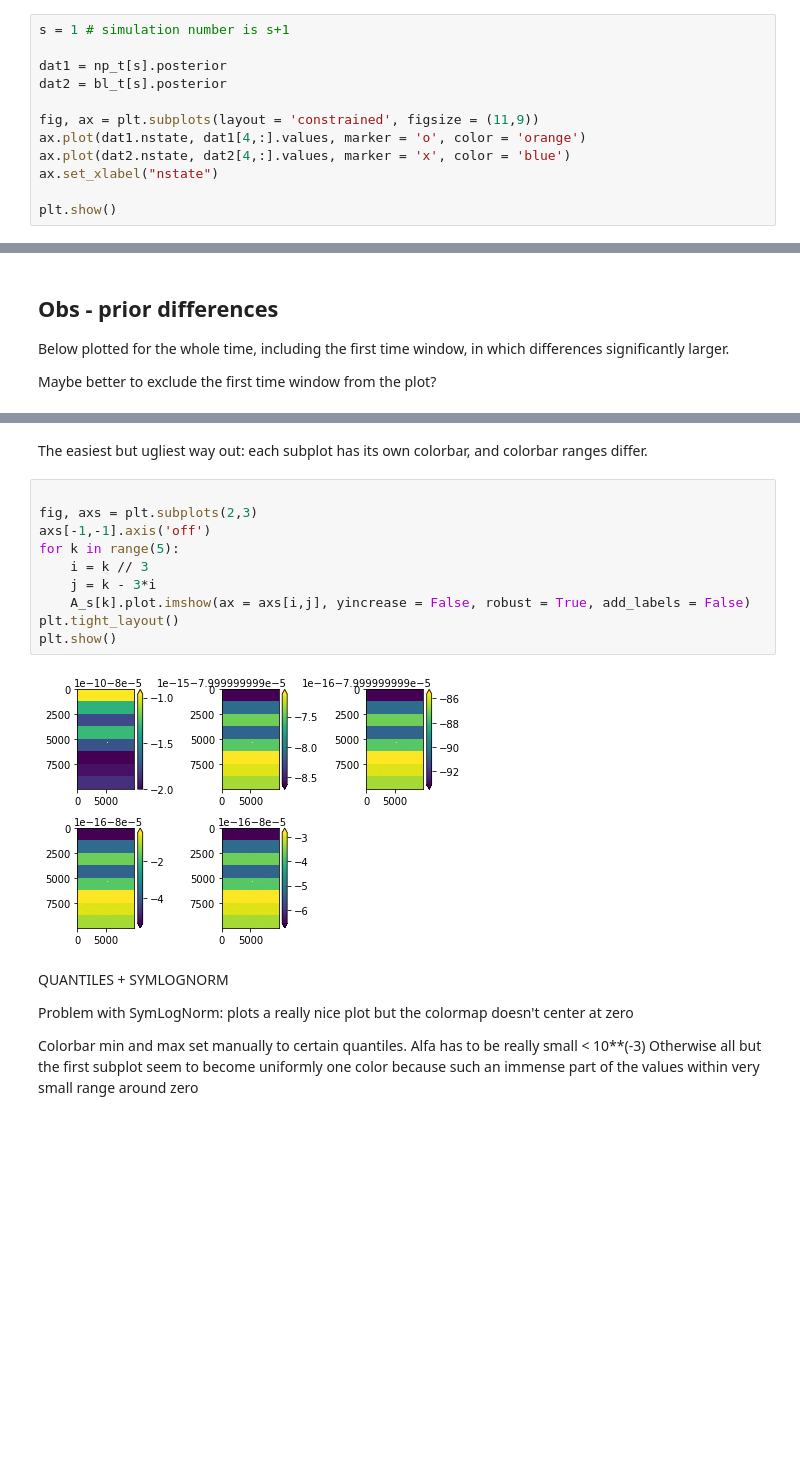
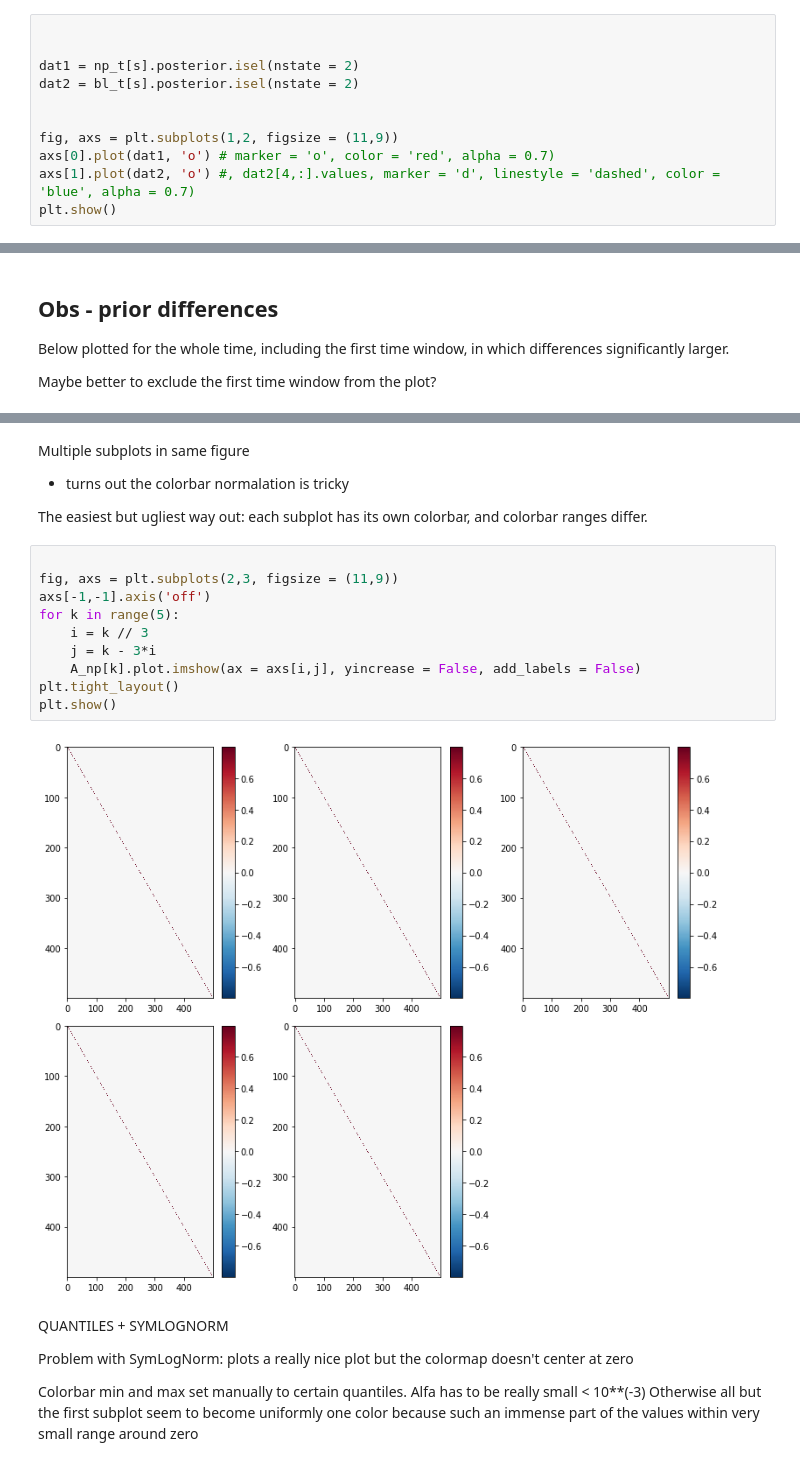
Before and after one commit to AkiTsuruta/MI-AIM, a Jupyter notebook: kf_plots.ipynb, the cells around one changed output, grey strips where cells are left out. Saved outputs shown, nothing was run; the diff lists cells and outputs as text; blank space fills up the shorter version.

Commit message:
plotting

```diff
--- a/kf_plots.ipynb
+++ b/kf_plots.ipynb
@@ -67,13 +67,12 @@ These don't seem to change between time windows or different kf settings. Why?
 # %%
-s = 1 # simulation number is s+1
 
-dat1 = np_t[s].posterior
-dat2 = bl_t[s].posterior
 
-fig, ax = plt.subplots(layout = 'constrained', figsize = (11,9))
-ax.plot(dat1.nstate, dat1[4,:].values, marker = 'o', color = 'orange')
-ax.plot(dat2.nstate, dat2[4,:].values, marker = 'x', color = 'blue')
-ax.set_xlabel("nstate")
+dat1 = np_t[s].posterior.isel(nstate = 2)
+dat2 = bl_t[s].posterior.isel(nstate = 2)
 
+
+fig, axs = plt.subplots(1,2, figsize = (11,9))
+axs[0].plot(dat1, 'o') # marker = 'o', color = 'red', alpha = 0.7)
+axs[1].plot(dat2, 'o') #, dat2[4,:].values, marker = 'd', linestyle = 'dashed', color = 'blue', alpha = 0.7)
 plt.show()
 # %% [output]
@@ -187,19 +199,23 @@ Posterior means
 # %% [markdown]
+
+Multiple subplots in same figure
+
+* turns out the colorbar normalation is tricky
 
 
 The easiest but ugliest way out: each subplot has its own colorbar, and colorbar ranges differ.
 # %%
 
-fig, axs = plt.subplots(2,3)
+fig, axs = plt.subplots(2,3, figsize = (11,9))
 axs[-1,-1].axis('off')
 for k in range(5):
     i = k // 3
     j = k - 3*i
-    A_s[k].plot.imshow(ax = axs[i,j], yincrease = False, robust = True, add_labels = False)
+    A_np[k].plot.imshow(ax = axs[i,j], yincrease = False, add_labels = False)
 plt.tight_layout()
 plt.show()
 # %% [output]
-[figure, old version]
+[figure, new version]
 # %% [markdown]
 QUANTILES + SYMLOGNORM
 
```
Also changed, not shown: parts of 18 cells of this notebook, 4 other files.
